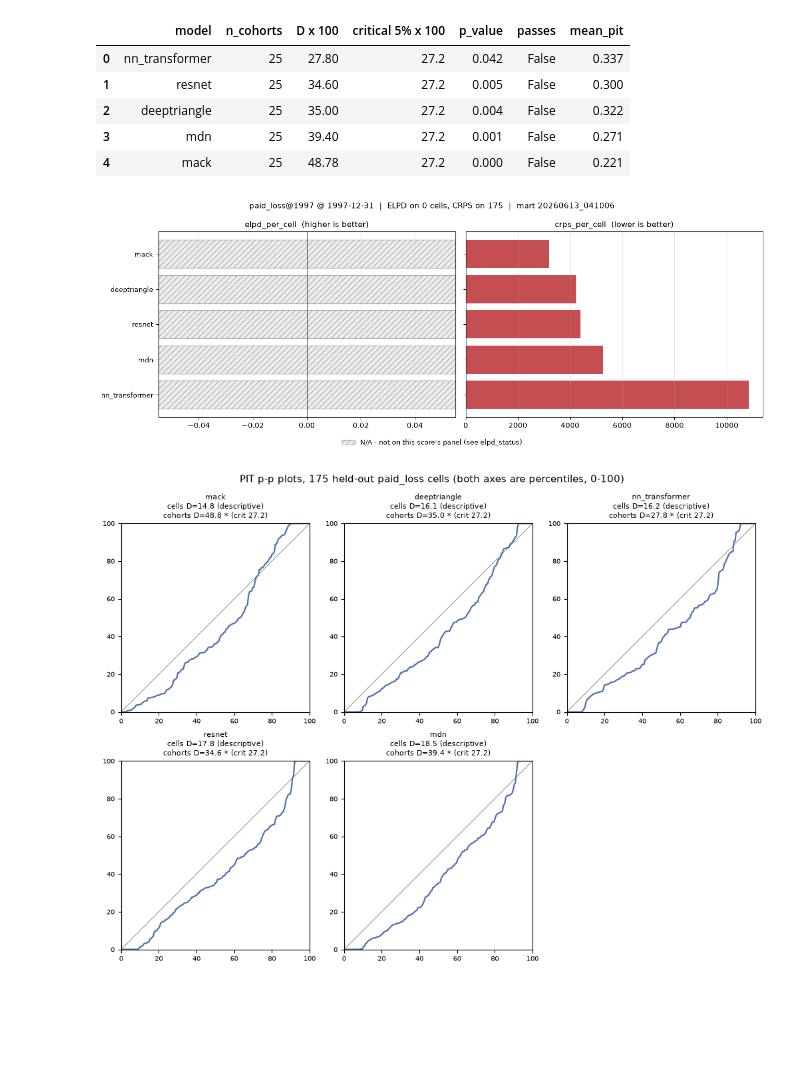
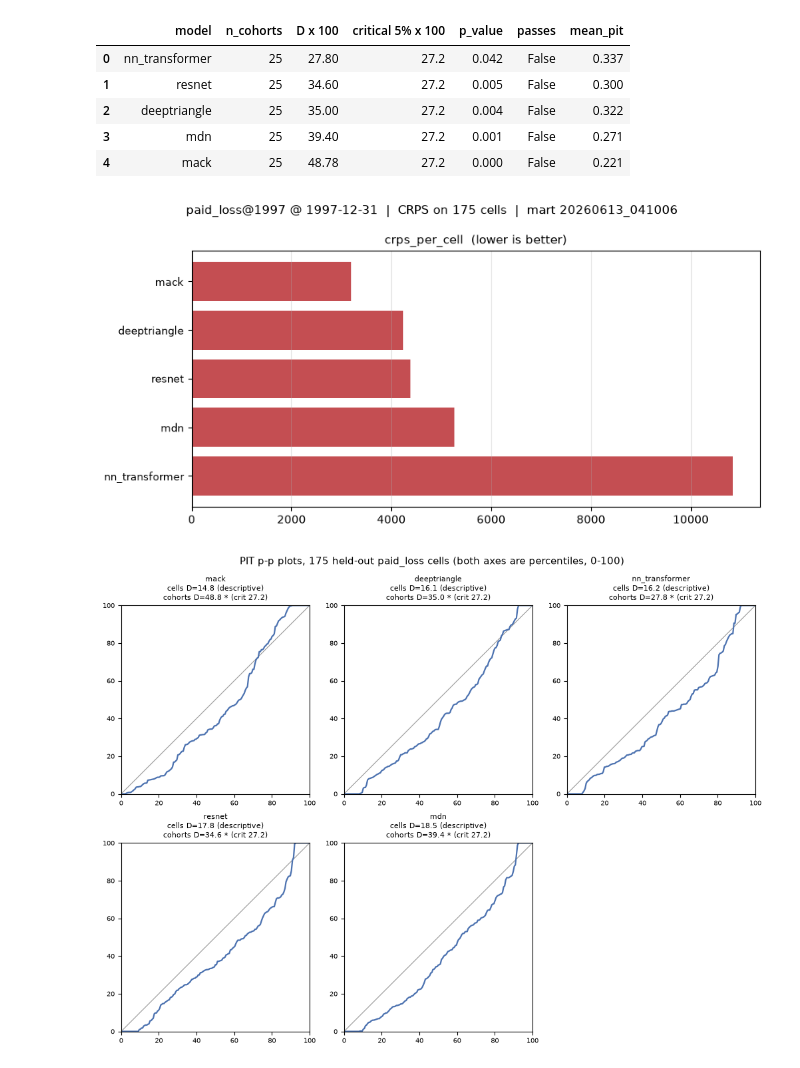
Before and after one commit to EKtheSage/ibnr, a Jupyter notebook: analysis/03b_nn_vs_classical.ipynb, the cells around one changed output. Cells and saved outputs as stored; diff of their text form; code cells hidden in the pictures; blank space fills up the shorter version.

```diff
--- a/analysis/03b_nn_vs_classical.ipynb
+++ b/analysis/03b_nn_vs_classical.ipynb
@@ -644,7 +578,7 @@ def forecast_for(name, entry, key, *, field=FIELD, task=TASK):
             refusals.append(dict(model=name, cohort=key, axis="density", error=repr(exc)[:200]))
             kw["density_absence"] = Absence("scoring_refused", f"{type(exc).__name__}: {exc}"[:150])
     else:
-        # Permanent and about the ENTRY: the bootstrap / quasi-likelihood entries.
+        # Permanent and about the ENTRY: it states no observation model.
         kw["density_absence"] = Absence("no_predictive_density")
 
     if isinstance(entry, PredictsHeldout):
@@ -686,8 +620,8 @@ def point_row(name, entry, key):
 
     predict() targets are per origin plus a 'total' row; realized_ultimates()
     aligns to them from the FULL triangle and restricts to the origins the
-    training slice actually had - the mart runs to 2007 and an unrestricted
-    aggregate is silently ~2.4x inflated (a gotcha that has bitten this repo).
+    training slice actually had - the mart runs to 2007, and an unrestricted
+    aggregate is inflated by roughly 2.4x.
     """
     # ONE call shape for every entry. `segment` is a filter on the fit's own cohorts,
     # so a two-column key identifies the one cohort of a single-cohort fit keyed on
@@ -1139,52 +1016,23 @@ near-independent rather than independent; and at n = 25 the test only sees gross
 | 3 | mdn | 25 | 39.40 | 27.2 | 0.001 | False | 0.271 |
 | 4 | mack | 25 | 48.78 | 27.2 | 0.000 | False | 0.221 |
 # %%
-fig, axes = plt.subplots(1, 2, figsize=(13, 0.45 * len(board) + 2.6), sharey=True)
+fig, ax = plt.subplots(figsize=(8.5, 0.45 * len(board) + 2.0))
 order = board.sort_values("crps_per_cell")["model"].tolist()
 y = np.arange(len(order))
+vals = pd.to_numeric(board.set_index("model").loc[order, "crps_per_cell"], errors="coerce")
 
-for ax, col, direction in zip(
-    axes, ["elpd_per_cell", "crps_per_cell"], ["higher is better", "lower is better"]
-):
-    vals = board.set_index("model").loc[order, col]
-    have = vals.notna().to_numpy()
-    v = pd.to_numeric(vals, errors="coerce").to_numpy(dtype=float)
-    ax.barh(y[have], v[have], color="#4c72b0" if col.startswith("elpd") else "#c44e52")
-    if (~have).any():
-        # N/A is drawn as an explicit hatched band, never omitted and never plotted as
-        # 0: 0 is the best value in BOTH columns. It spans the WHOLE row - a band the
-        # width of the data would read as a bar with a value - and it is named once in
-        # the figure legend. On this board that is the ENTIRE left panel, which is the
-        # point of drawing it rather than dropping the column.
-        x0, x1 = ax.get_xlim()
-        for j, yy in enumerate(y[~have]):
-            ax.barh(
-                yy,
-                x1 - x0,
-                left=x0,
-                color="#ececec",
-                edgecolor="#b0b0b0",
-                hatch="///",
-                label="N/A - not on this score's panel (see elpd_status)"
-                if j == 0
-                else "_nolegend_",
-            )
-        ax.set_xlim(x0, x1)
-    ax.set_yticks(y, order, fontsize=9)
-    ax.set_title(f"{col}  ({direction})", fontsize=11)
-    ax.axvline(0, color="black", lw=0.6)
-    ax.grid(axis="x", alpha=0.3)
-axes[0].invert_yaxis()
-_handles, _labels = axes[0].get_legend_handles_labels()
-if _handles:
-    fig.legend(_handles[:1], _labels[:1], loc="lower center", frameon=False, fontsize=9)
+ax.barh(y, vals.to_numpy(dtype=float), color="#c44e52")
+ax.set_yticks(y, order, fontsize=9)
+ax.invert_yaxis()
+ax.set_title("crps_per_cell  (lower is better)", fontsize=11)
+ax.axvline(0, color="black", lw=0.6)
+ax.grid(axis="x", alpha=0.3)
 fig.suptitle(
-    f"{TASK} @ {panel.as_of}  |  ELPD on {panel.n_cells_for('elpd')} cells, "
-    f"CRPS on {panel.n_cells_for('crps')}  |  mart {PUBLISH_ID}",
+    f"{TASK} @ {panel.as_of}  |  CRPS on {panel.n_cells_for('crps')} cells  |  mart {PUBLISH_ID}",
     fontsize=11,
 )
-fig.tight_layout(rect=(0, 0.05, 1, 1))
+fig.tight_layout()
 plt.show()
 # %% [output]
-[figure, old version]
+[figure, new version]
 # %%
```
Also changed, not shown: parts of 35 cells of this notebook.
